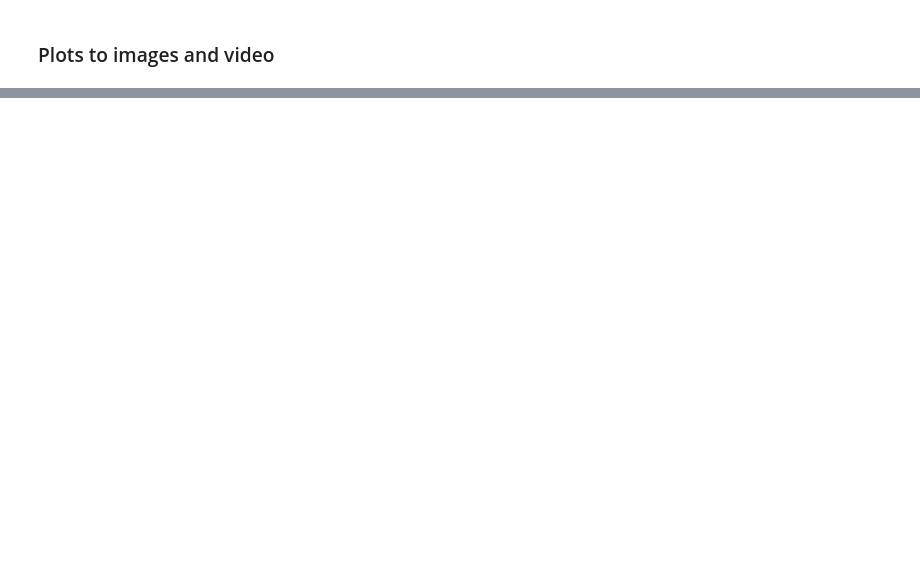
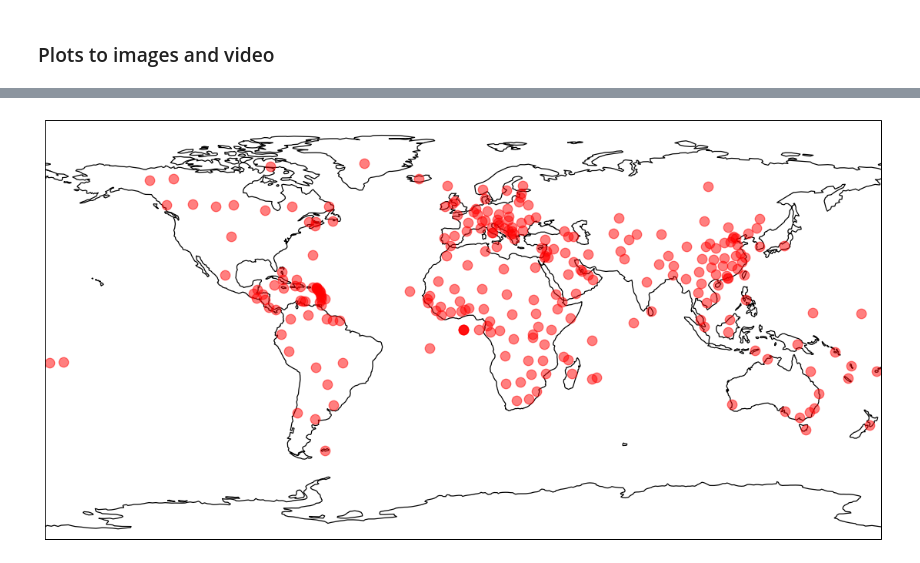
Before and after one commit to TravisAGengler/SciVisCovid, a Jupyter notebook: point_radius.ipynb, the cells around one changed output, grey strips where cells are left out. Cells and saved outputs as stored; diff of their text form; code cells hidden in the pictures; blank space fills up the shorter version.

```diff
--- a/point_radius.ipynb
+++ b/point_radius.ipynb
@@ -62,0 +77,14 @@ imgs_to_video(imgs, f"{OUTPUT_PATH}/test_video.avi", framerate=1)
+# %%
+covid_convirmed_global = pd.read_csv(f"time_series_covid19_confirmed_global.csv")
+# %%
+fig = plt.figure(figsize=(16,8), dpi=90)
+ax = plt.axes(projection=ccrs.PlateCarree())
+ax.set_extent([-180,180,-90,90])
+ax.coastlines()
+
+for i in range(len(covid_convirmed_global)):
+    ax.plot(covid_convirmed_global['Long'][i], covid_convirmed_global['Lat'][i], 'ro', markersize=10, transform=ccrs.Geodetic(), alpha=0.5)
+
+plt.show()
+# %% [output]
+[figure, added]
```
Also changed, not shown: parts of 5 cells of this notebook.
